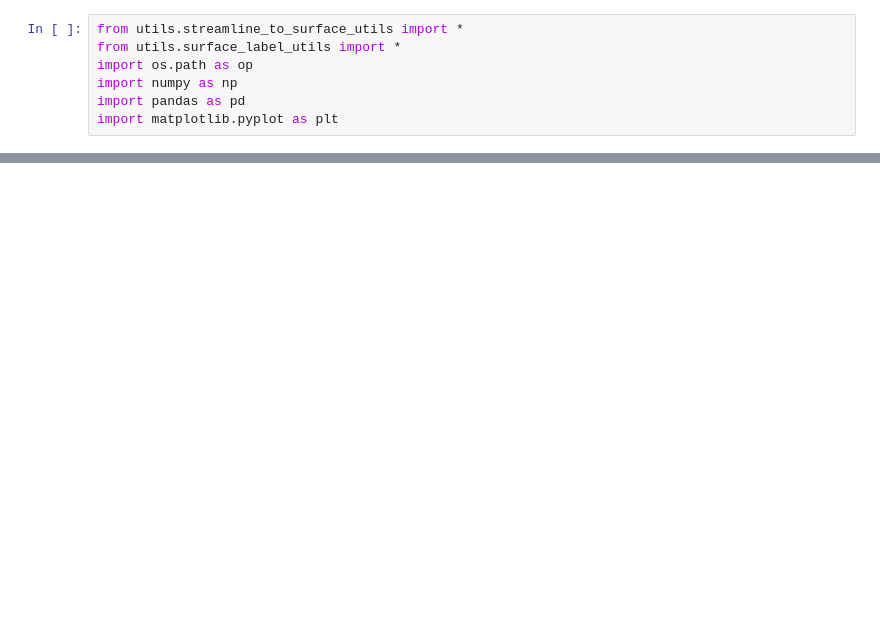
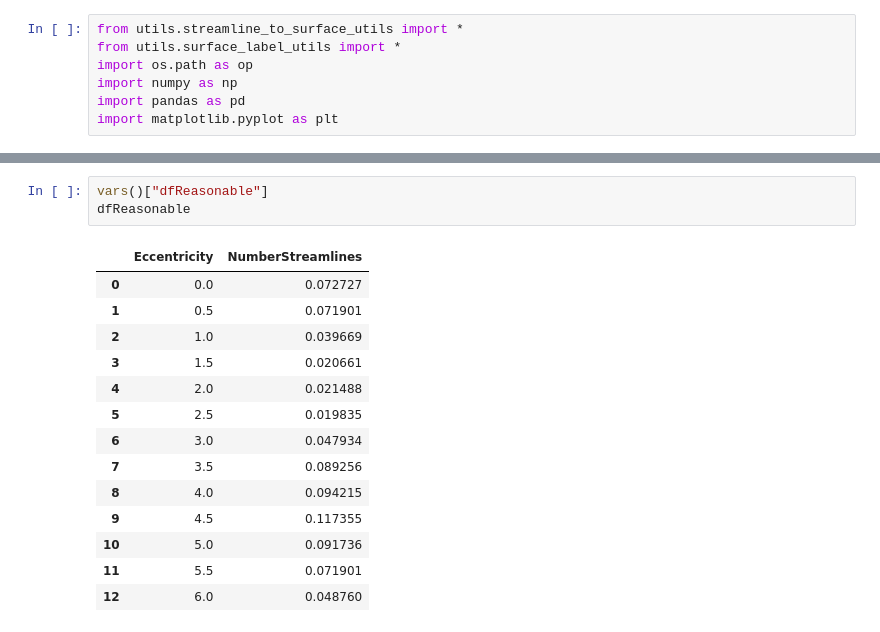
Before and after one commit to fyzeen/IPS-VTC-fWMT, a Jupyter notebook: code/07_EccentricityAnalyses.ipynb, the cells around one changed output, grey strips where cells are left out. Drawn from its saved outputs; the diff is of its cells as text; blank space fills up the shorter version.

```diff
--- a/code/07_EccentricityAnalyses.ipynb
+++ b/code/07_EccentricityAnalyses.ipynb
@@ -101,0 +209,18 @@ plt.bar(concat["Eccentricity"], concat["NumberStreamlines"])
+# %%
+vars()["dfReasonable"]
+dfReasonable
+# %% [output]
+|  | Eccentricity | NumberStreamlines |
+| 0 | 0.0 | 0.072727 |
+| 1 | 0.5 | 0.071901 |
+| 2 | 1.0 | 0.039669 |
+| 3 | 1.5 | 0.020661 |
+| 4 | 2.0 | 0.021488 |
+| 5 | 2.5 | 0.019835 |
+| 6 | 3.0 | 0.047934 |
+| 7 | 3.5 | 0.089256 |
+| 8 | 4.0 | 0.094215 |
+| 9 | 4.5 | 0.117355 |
+| 10 | 5.0 | 0.091736 |
+| 11 | 5.5 | 0.071901 |
+| 12 | 6.0 | 0.048760 |
```
Also changed, not shown: parts of 12 cells of this notebook.
